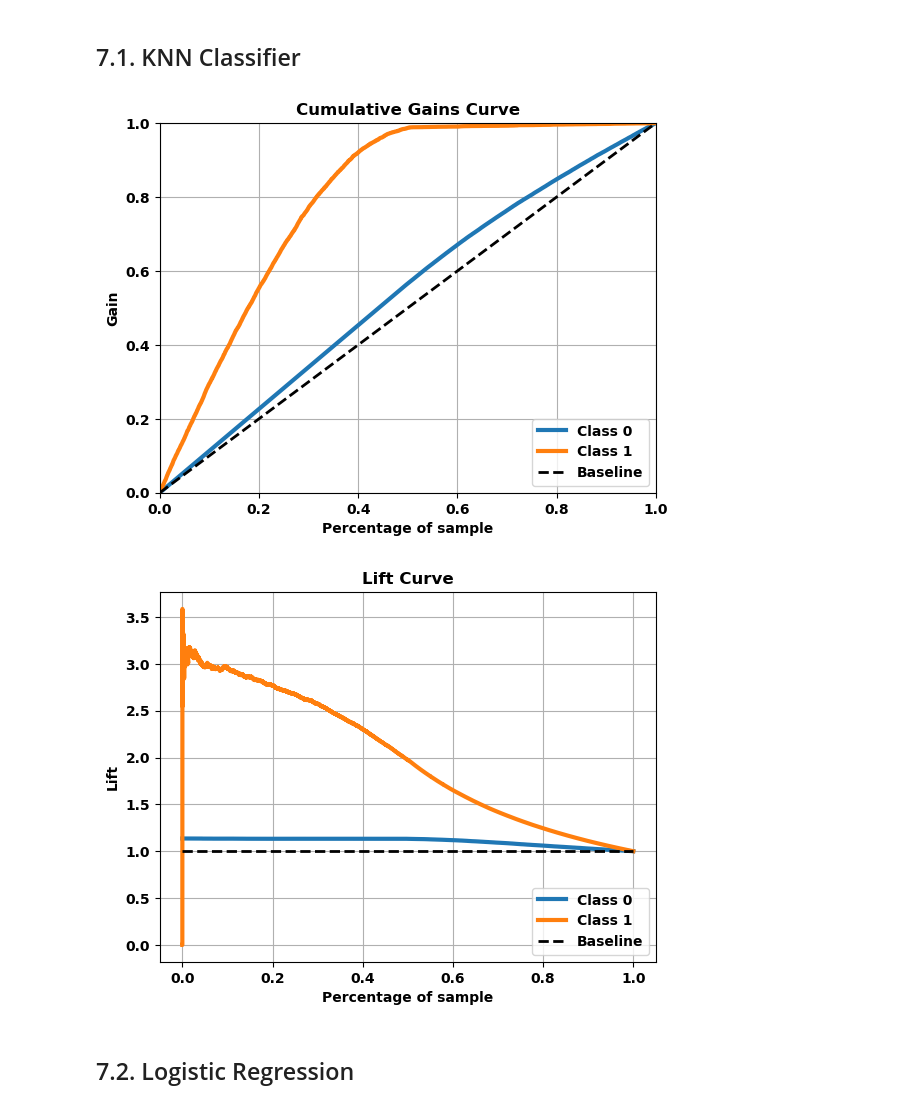
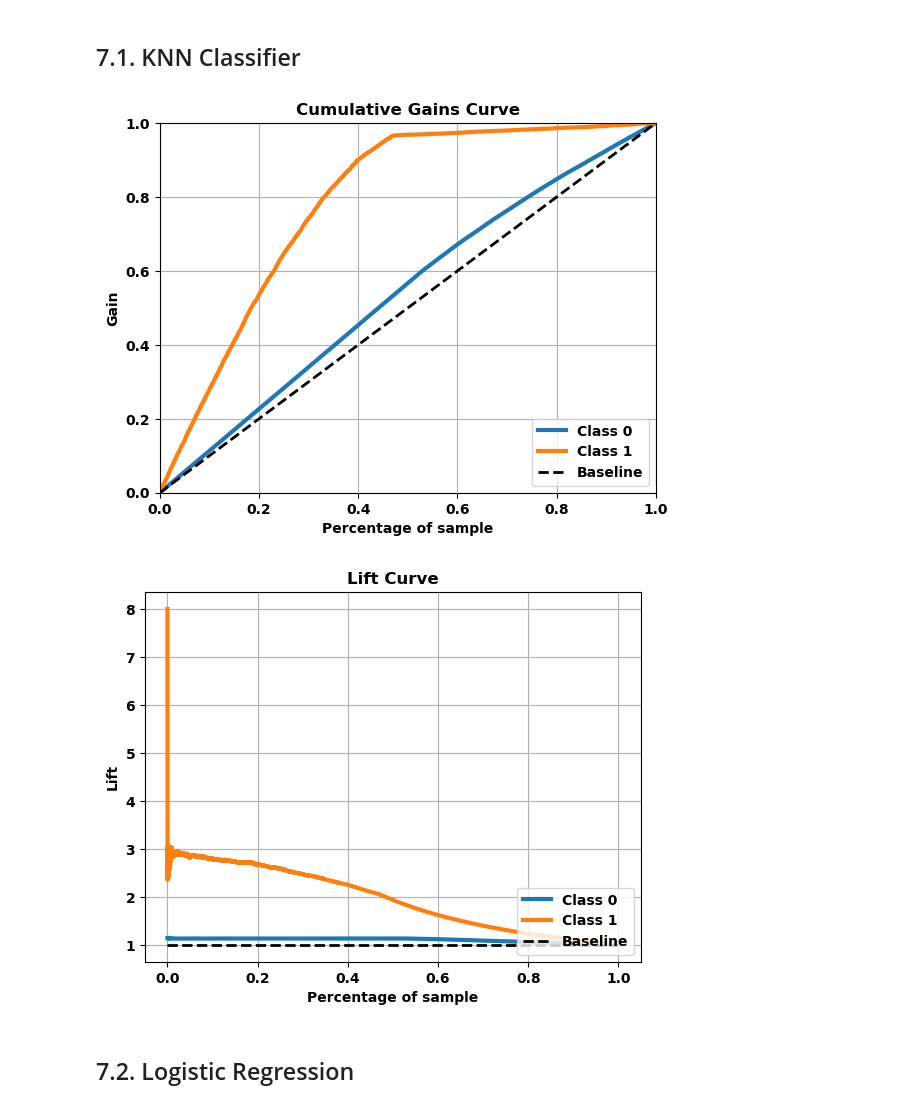
Before and after one commit to RicardoSemerene/Health-Insurance-Propensity-Score, a Jupyter notebook: 1.0.rscg_health_insurance_cross_sell.ipynb, the cells around one changed output. Saved outputs shown, nothing was run; the diff lists cells and outputs as text; code cells hidden in the pictures.

```diff
--- a/1.0.rscg_health_insurance_cross_sell.ipynb
+++ b/1.0.rscg_health_insurance_cross_sell.ipynb
@@ -311,12 +358,9 @@ df5.loc[:, 'policy_sales_channel'] = df5['policy_sales_channel'].map( fe_policy_
 pickle.dump( fe_policy_sales_channel, open( 'src/features/fe_policy_sales_channel_scaler.pkl', 'wb' ) )
 # %% [markdown]
 ## 5.4. Validation Preparation
-# %%
-x_validation = x_test.copy()
-y_validation = y_test.copy()
 # %%
 # gender
-x_validation = pd.get_dummies( x_validation, prefix='gender', columns=['gender'] )
+x_validation = pd.get_dummies( x_validation, prefix='gender', columns=['gender'],dtype=int )
 
 # age
 x_validation.loc[:, 'age'] = mms_age.transform( x_validation[['age']].values )
@@ -325,7 +369,7 @@ x_validation.loc[:, 'age'] = mms_age.transform( x_validation[['age']].values )
 x_validation.loc[:, 'region_code'] = x_validation.loc[:, 'region_code'].map( target_encode_region_code )
 
 # vehicle_age
-x_validation = pd.get_dummies( x_validation, prefix='vehicle_age', columns=['vehicle_age'] )
+x_validation = pd.get_dummies( x_validation, prefix='vehicle_age', columns=['vehicle_age'],dtype=int )
 
 # annual_premium
 x_validation.loc[:, 'annual_premium'] = ss.transform( x_validation[['annual_premium']].values )
@@ -341,3 +387,6 @@ x_validation = x_validation.fillna( 0 )
+# %%
+x_train = df5.drop('response', axis =1)
+y_train = df5['response']
 # %% [markdown]
 # 6.0. Feature Selection
 # %% [markdown]
@@ -394,28 +443,29 @@ Feature ranking:
 cols_selected = ['annual_premium', 'vintage', 'age', 'region_code', 'vehicle_damage', 'previously_insured',
                  'policy_sales_channel']
 
-x_train = df5[ cols_selected ]
+x_train = x_train[ cols_selected ]
 x_val = x_validation[ cols_selected ]
+y_val = y_validation.copy()
 # %% [markdown]
 ## 7.1. KNN Classifier
 # %%
 # model definition
-knn_model = nh.KNeighborsClassifier( n_neighbors=30)
+knn_model = nh.KNeighborsClassifier( n_neighbors=15)
 
 # model training
 knn_model.fit( x_train, y_train )
 
 # model prediction
 yhat_knn = knn_model.predict_proba( x_val )
 
 # Accumulative Gain
-skplt.metrics.plot_cumulative_gain( y_validation, yhat_knn );
+skplt.metrics.plot_cumulative_gain( y_val, yhat_knn );
 
 #Scikitplot library is there to help
-skplt.metrics.plot_lift_curve( y_validation, yhat_knn );
+skplt.metrics.plot_lift_curve( y_val, yhat_knn );
 # %% [output]
-[figure, old version]
+[figure, new version]
-[figure, old version]
+[figure, new version]
 # %% [markdown]
 ## 7.2. Logistic Regression
 # %%
```
Also changed, not shown: parts of 83 cells of this notebook.
